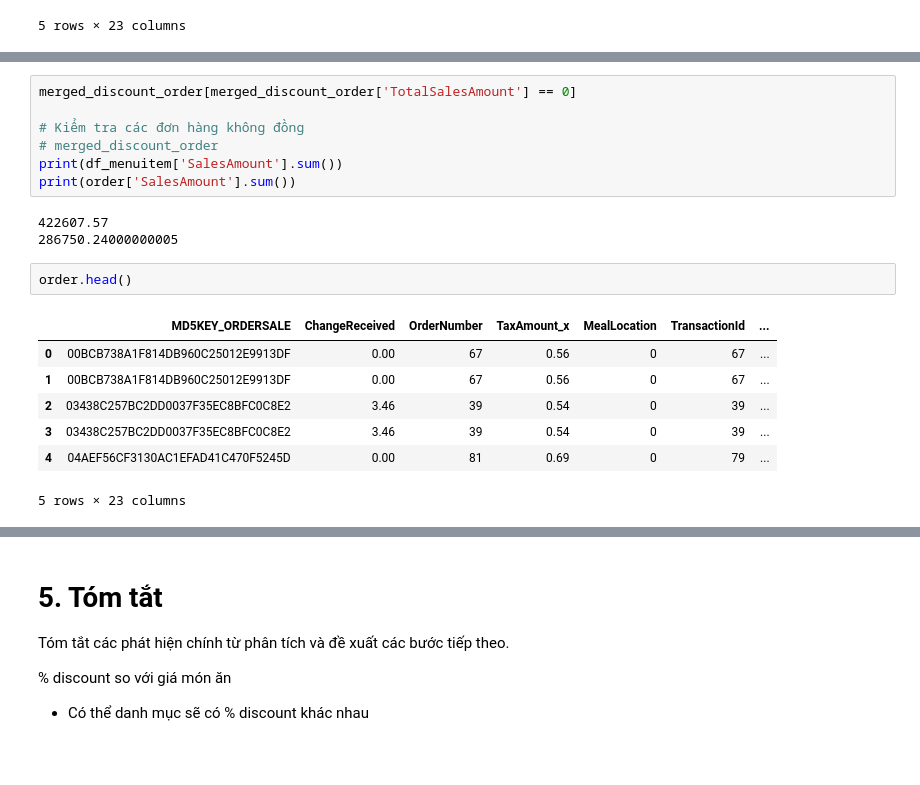
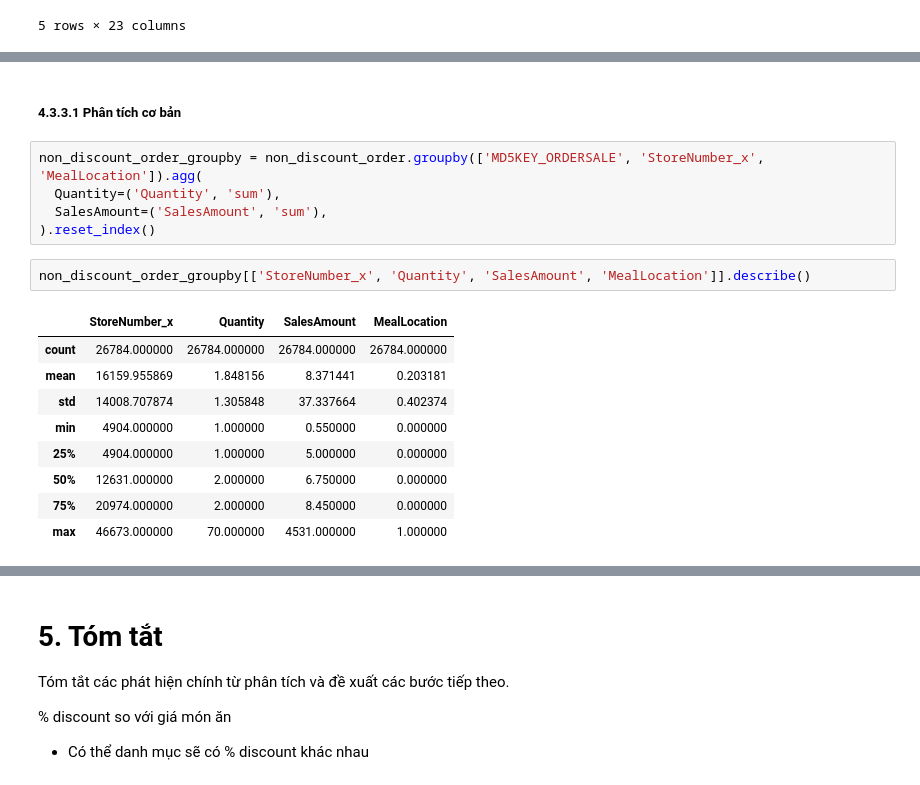
Before and after one commit to isharedigital/finalproject_data-science, a Jupyter notebook: notebooks/final/analysis/01_revenue_analysis.ipynb, the cells around one changed output, grey strips where cells are left out. Saved outputs shown, nothing was run; the diff lists cells and outputs as text; blank space fills up the shorter version.

```diff
--- a/notebooks/final/analysis/01_revenue_analysis.ipynb
+++ b/notebooks/final/analysis/01_revenue_analysis.ipynb
@@ -1173,20 +1146,19 @@ merged_discount_order.head()
-# %%
-merged_discount_order[merged_discount_order['TotalSalesAmount'] == 0]
-
-# Kiểm tra các đơn hàng không đồng
-# merged_discount_order
-print(df_menuitem['SalesAmount'].sum())
-print(order['SalesAmount'].sum())
-# %% [output]
-422607.57
-286750.24000000005
-# %%
-order.head()
-# %% [output]
-|  | MD5KEY_ORDERSALE | ChangeReceived | OrderNumber | TaxAmount_x | MealLocation | TransactionId | ... |
-| 0 | 00BCB738A1F814DB960C25012E9913DF | 0.00 | 67 | 0.56 | 0 | 67 | ... |
-| 1 | 00BCB738A1F814DB960C25012E9913DF | 0.00 | 67 | 0.56 | 0 | 67 | ... |
-| 2 | 03438C257BC2DD0037F35EC8BFC0C8E2 | 3.46 | 39 | 0.54 | 0 | 39 | ... |
-| 3 | 03438C257BC2DD0037F35EC8BFC0C8E2 | 3.46 | 39 | 0.54 | 0 | 39 | ... |
-| 4 | 04AEF56CF3130AC1EFAD41C470F5245D | 0.00 | 81 | 0.69 | 0 | 79 | ... |
-5 rows × 23 columns
+# %% [markdown]
+##### 4.3.3.1 Phân tích cơ bản
+# %%
+non_discount_order_groupby = non_discount_order.groupby(['MD5KEY_ORDERSALE', 'StoreNumber_x', 'MealLocation']).agg(
+  Quantity=('Quantity', 'sum'),
+  SalesAmount=('SalesAmount', 'sum'),
+).reset_index()
+# %%
+non_discount_order_groupby[['StoreNumber_x', 'Quantity', 'SalesAmount', 'MealLocation']].describe()
+# %% [output]
+|  | StoreNumber_x | Quantity | SalesAmount | MealLocation |
+| count | 26784.000000 | 26784.000000 | 26784.000000 | 26784.000000 |
+| mean | 16159.955869 | 1.848156 | 8.371441 | 0.203181 |
+| std | 14008.707874 | 1.305848 | 37.337664 | 0.402374 |
+| min | 4904.000000 | 1.000000 | 0.550000 | 0.000000 |
+| 25% | 4904.000000 | 1.000000 | 5.000000 | 0.000000 |
+| 50% | 12631.000000 | 2.000000 | 6.750000 | 0.000000 |
+| 75% | 20974.000000 | 2.000000 | 8.450000 | 0.000000 |
+| max | 46673.000000 | 70.000000 | 4531.000000 | 1.000000 |
```
Also changed, not shown: parts of 13 cells of this notebook.
